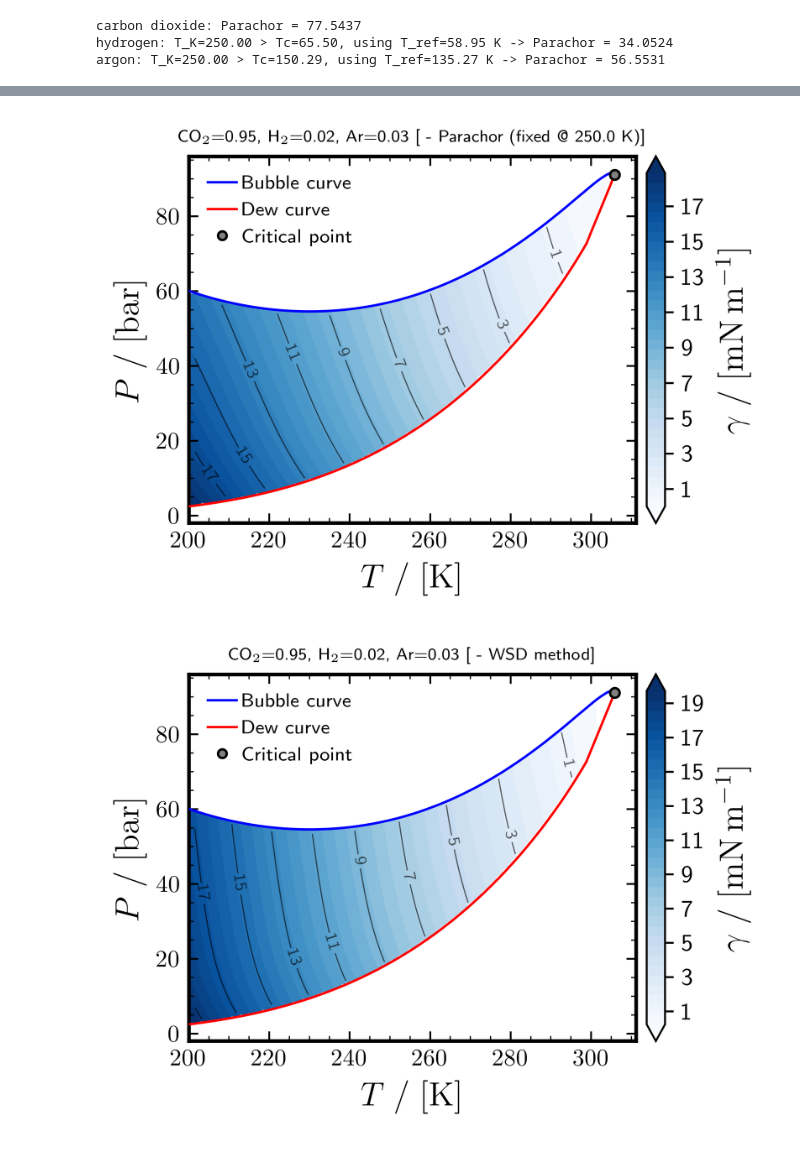
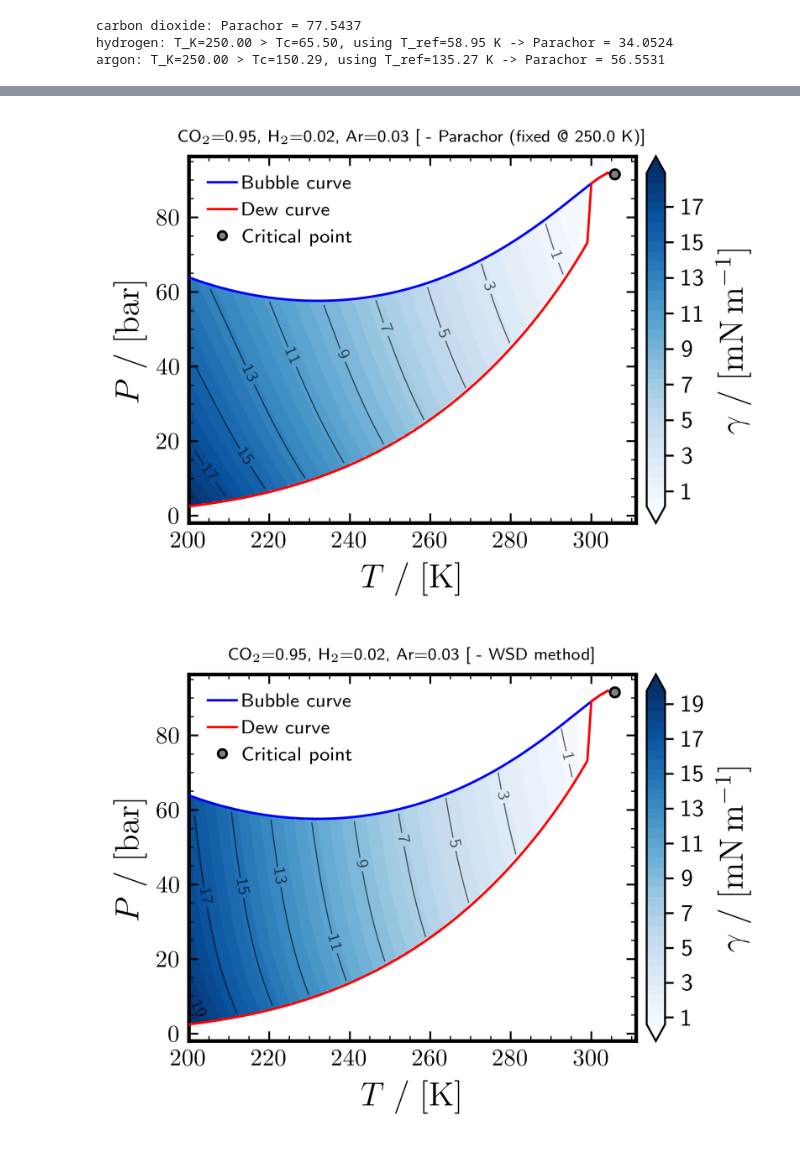
Before and after one commit to Darz2/co2-impurities-ml-surrogates, a Jupyter notebook: PCSAFT_cDFT/SEC/SEC_MULIT.ipynb, the cells around one changed output, grey strips where cells are left out. Drawn from its saved outputs; the diff is of its cells as text; code cells hidden in the pictures.

```diff
--- a/PCSAFT_cDFT/SEC/SEC_MULIT.ipynb
+++ b/PCSAFT_cDFT/SEC/SEC_MULIT.ipynb
@@ -10,6 +10,11 @@ import si_units as si
 import matplotlib.pyplot as plt
 import thermoift.FeosPlugin as TC
 import thermoift.semi_emperical_correlations as SEC
+from thermoift import KIJ
+from pathlib import Path
+from itertools import combinations
+
+KIJ_DIR = Path(KIJ.__file__).parent
 # %% [output]
 Obtaining file:///home/darshan/A6/PCSAFT_cDFT/thermoift
   Installing build dependencies ... done
@@ -63,7 +126,8 @@ plt.show()
 # %%
 # ----------------------------------------------
 # Compute PT colormap data with Parachor method
-# ---------------------------------------------
+# (eos rebuilt per T with T-dependent kij)
+# ----------------------------------------------
 
 model = SEC.semi_emperical_correlations()
 
@@ -71,7 +135,7 @@ model = SEC.semi_emperical_correlations()
 data_parachor = model.compute_PT_colormap_data(
     component_names=COMPONENT_NAMES,
     feed_z=FEED_Z,
-    eos=eos,
+    eos=eos_ref,
     T_bub=T_bub,
     P_bub=P_bub,
     T_dew=T_dew,
@@ -81,26 +145,32 @@ data_parachor = model.compute_PT_colormap_data(
     kij_parachor=0.0,
     n_T=30,
     n_P=30,
-    recompute_parachor=True)
+    recompute_parachor=True,
+    kij_builder=builder,
+    model_map=KIJ_map,
+)
 
 # Method 2: Fixed parachor numbers
 T_ref           = 250.0
 PARACHOR_FIXED  = model.batch_parachor_numbers(COMPONENT_NAMES, T_ref, n_exp=3.87, verbose=True)
 
-data_parachor_fixed      = model.compute_PT_colormap_data(
+data_parachor_fixed = model.compute_PT_colormap_data(
     component_names=COMPONENT_NAMES,
     feed_z=FEED_Z,
-    eos=eos,
+    eos=eos_ref,
     T_bub=T_bub,
     P_bub=P_bub,
     T_dew=T_dew,
     P_dew=P_dew,
     method="parachor",
-    parachor_numbers=PARACHOR_FIXED,   # use fixed values
-    recompute_parachor=False,          # disable recomputation
+    parachor_numbers=PARACHOR_FIXED,
+    recompute_parachor=False,
     n_exp=3.87,
     n_T=30,
-    n_P=30)
+    n_P=30,
+    kij_builder=builder,
+    model_map=KIJ_map,
+)
 
 # -----------------------------------------
 # WSD method for comparison
@@ -108,7 +178,7 @@ data_parachor_fixed      = model.compute_PT_colormap_data(
 data_wsd = model.compute_PT_colormap_data(
     component_names=COMPONENT_NAMES,
     feed_z=FEED_Z,
-    eos=eos,
+    eos=eos_ref,
     T_bub=T_bub,
     P_bub=P_bub,
     T_dew=T_dew,
@@ -117,7 +187,10 @@ data_wsd = model.compute_PT_colormap_data(
     phi_wsd=1.0,
     wsd_correction=True,
     n_T=30,
-    n_P=30,)
+    n_P=30,
+    kij_builder=builder,
+    model_map=KIJ_map,
+)
 # %% [output]
 carbon dioxide: Parachor = 77.5437
 hydrogen: T_K=250.00 > Tc=65.50, using T_ref=58.95 K -> Parachor = 34.0524
@@ -131,7 +204,7 @@ argon: T_K=250.00 > Tc=150.29, using T_ref=135.27 K -> Parachor = 56.5531
 fig1, ax1 = SEC.semi_emperical_correlations.plot_PT_colormap(
     data=data_parachor,
     T_bub=T_bub, P_bub=P_bub, T_dew=T_dew, P_dew=P_dew,
-    Tc_K=Tc_K, Pc_bar=Pc_bar, params=params, feed_z=FEED_Z,
+    Tc_K=Tc_K, Pc_bar=Pc_bar, params=params_ref, feed_z=FEED_Z,
     title_suffix=" - Parachor (T-dependent)")
 plt.show()
 
@@ -139,7 +212,7 @@ plt.show()
 fig2, ax2 = SEC.semi_emperical_correlations.plot_PT_colormap(
     data=data_parachor_fixed,
     T_bub=T_bub, P_bub=P_bub, T_dew=T_dew, P_dew=P_dew,
-    Tc_K=Tc_K, Pc_bar=Pc_bar, params=params, feed_z=FEED_Z,
+    Tc_K=Tc_K, Pc_bar=Pc_bar, params=params_ref, feed_z=FEED_Z,
     title_suffix=f" - Parachor (fixed @ {T_ref} K)")
 plt.show()
 
@@ -147,7 +220,7 @@ plt.show()
 fig3, ax3 = SEC.semi_emperical_correlations.plot_PT_colormap(
     data=data_wsd,
     T_bub=T_bub, P_bub=P_bub, T_dew=T_dew, P_dew=P_dew,
-    Tc_K=Tc_K, Pc_bar=Pc_bar, params=params, feed_z=FEED_Z,
+    Tc_K=Tc_K, Pc_bar=Pc_bar, params=params_ref, feed_z=FEED_Z,
     title_suffix=" - WSD method")
 plt.show()
 # %% [output]
@@ -155,5 +228,5 @@ plt.show()
-[figure, old version]
+[figure, new version]
-[figure, old version]
+[figure, new version]
 # %%
 # ---------------------------------------------------------------
 # Save PT colormap DataFrames  (one CSV per method)
```
Also changed, not shown: parts of 6 cells of this notebook, 22 other files.
